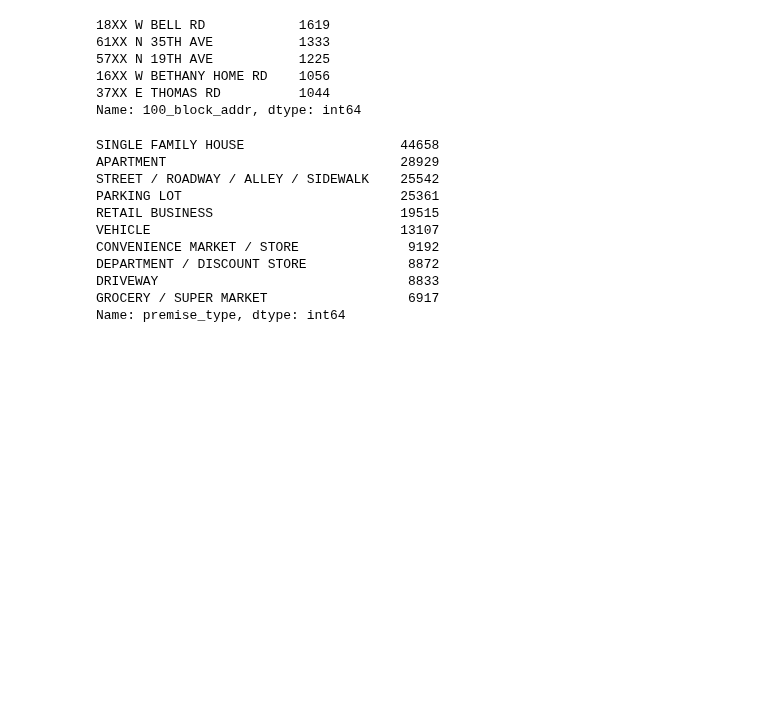
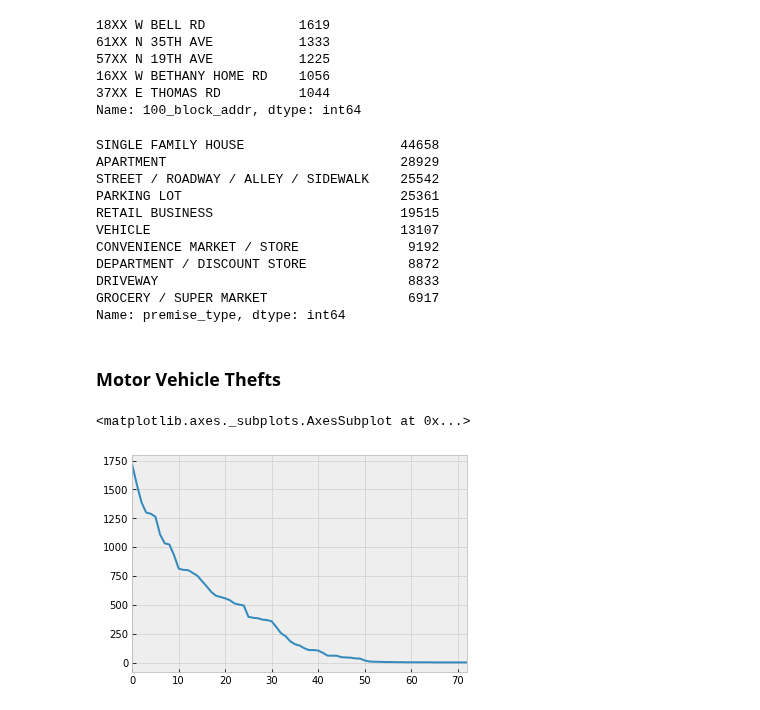
Before and after one commit to mrkjhsn/Thinkful-Exercises, a Jupyter notebook: capstone_2/capstone_2.ipynb, the cells around one changed output. Drawn from its saved outputs; the diff is of its cells as text; code cells hidden in the pictures; blank space fills up the shorter version.

```diff
--- a/capstone_2/capstone_2.ipynb
+++ b/capstone_2/capstone_2.ipynb
@@ -172,3 +138,12 @@ DEPARTMENT / DISCOUNT STORE             8872
 DRIVEWAY                                8833
 GROCERY / SUPER MARKET                  6917
 Name: premise_type, dtype: int64
+# %% [markdown]
+### Motor Vehicle Thefts
+# %%
+# zips with the most vehicle thefts
+df.groupby(df.ucr_crime_category).get_group('MOTOR VEHICLE THEFT').loc[:,'zip'] \
+    .value_counts().plot(use_index=False)
+# %% [output]
+<matplotlib.axes._subplots.AxesSubplot at 0x...>
+[figure, added]
```
Also changed, not shown: parts of 16 cells of this notebook.
